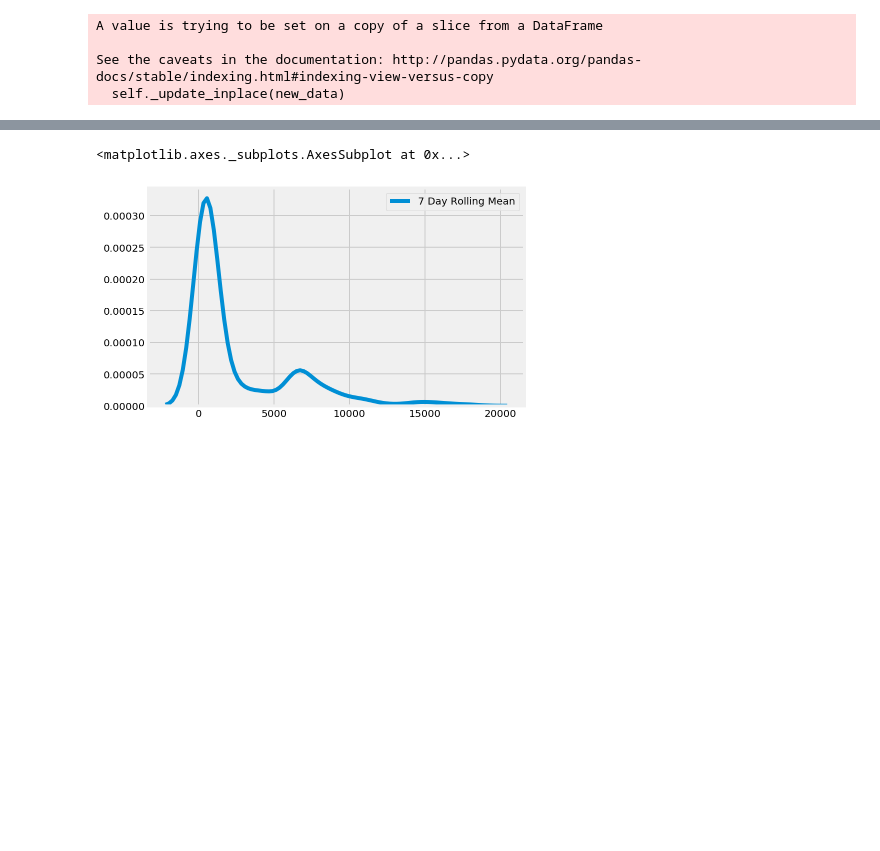
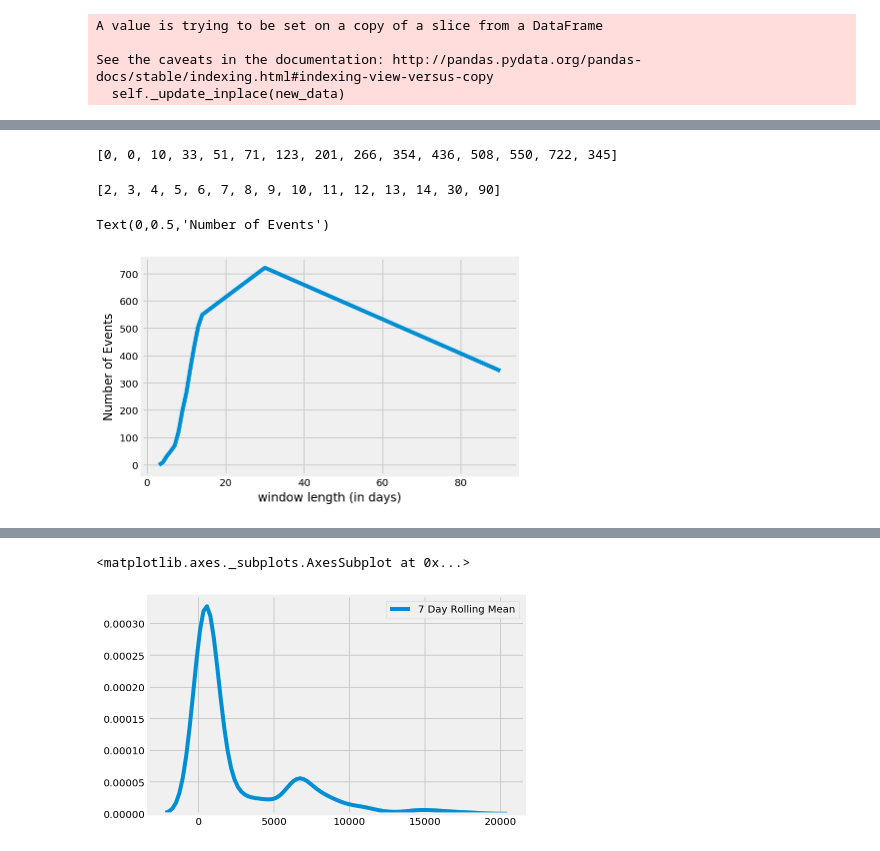
Before and after one commit to anish-saha/EventDetection-Paradigm01, a Jupyter notebook: Kaggle EDA.ipynb, the cells around one changed output, grey strips where cells are left out. Cells and saved outputs as stored; diff of their text form; code cells hidden in the pictures; blank space fills up the shorter version.

```diff
--- a/Kaggle EDA.ipynb
+++ b/Kaggle EDA.ipynb
@@ -140,3 +181,18 @@ Name: isEventBaseline, dtype: int64
+# %%
+events
+# %% [output]
+[0, 0, 10, 33, 51, 71, 123, 201, 266, 354, 436, 508, 550, 722, 345]
+# %%
+windows
+# %% [output]
+[2, 3, 4, 5, 6, 7, 8, 9, 10, 11, 12, 13, 14, 30, 90]
+# %%
+plt.plot(windows[1:], events[1:])
+plt.xlabel('window length (in days)')
+plt.ylabel('Number of Events')
+# %% [output]
+Text(0,0.5,'Number of Events')
+[figure, added]
 # %%
 df = bitcoin[['open', 'high', 'low', 'close', 'volume', 'market', 'close_ratio',
               'spread', '7 Day Rolling Mean', '7 Day SD', '7 Day Volatility']]
```
Also changed, not shown: parts of 8 cells of this notebook, 1 other file.
